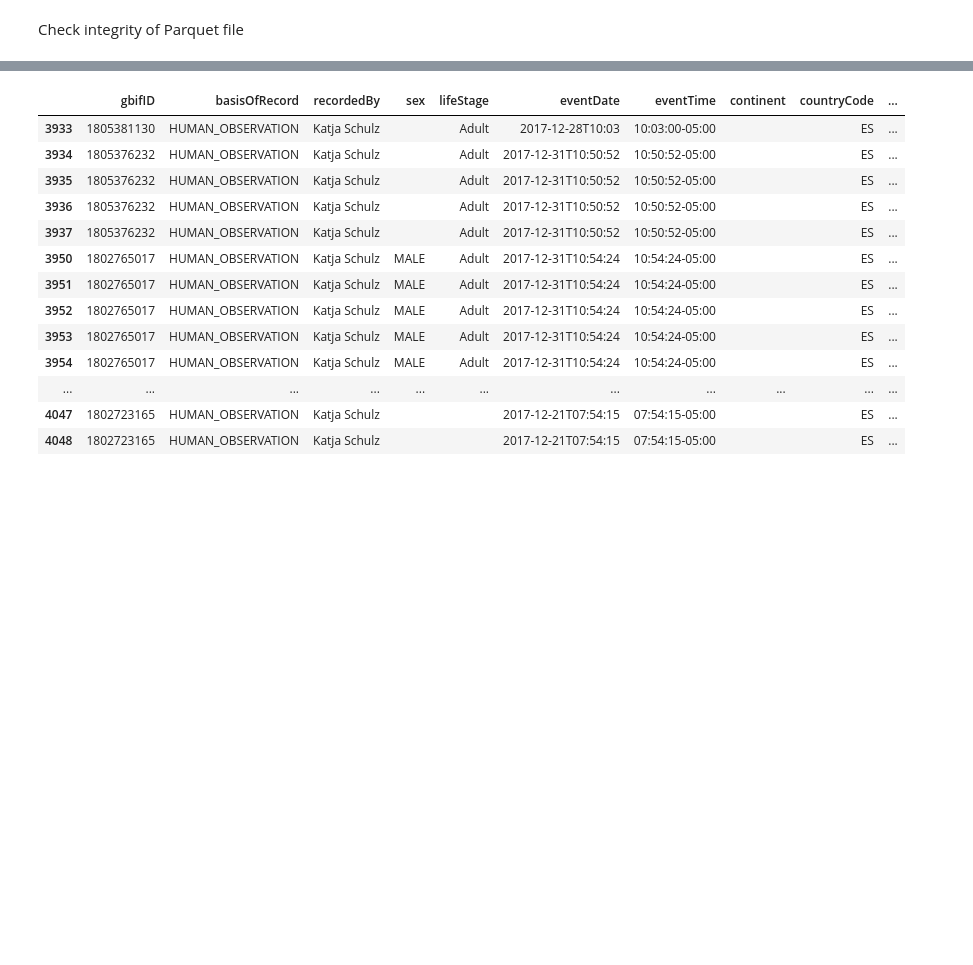
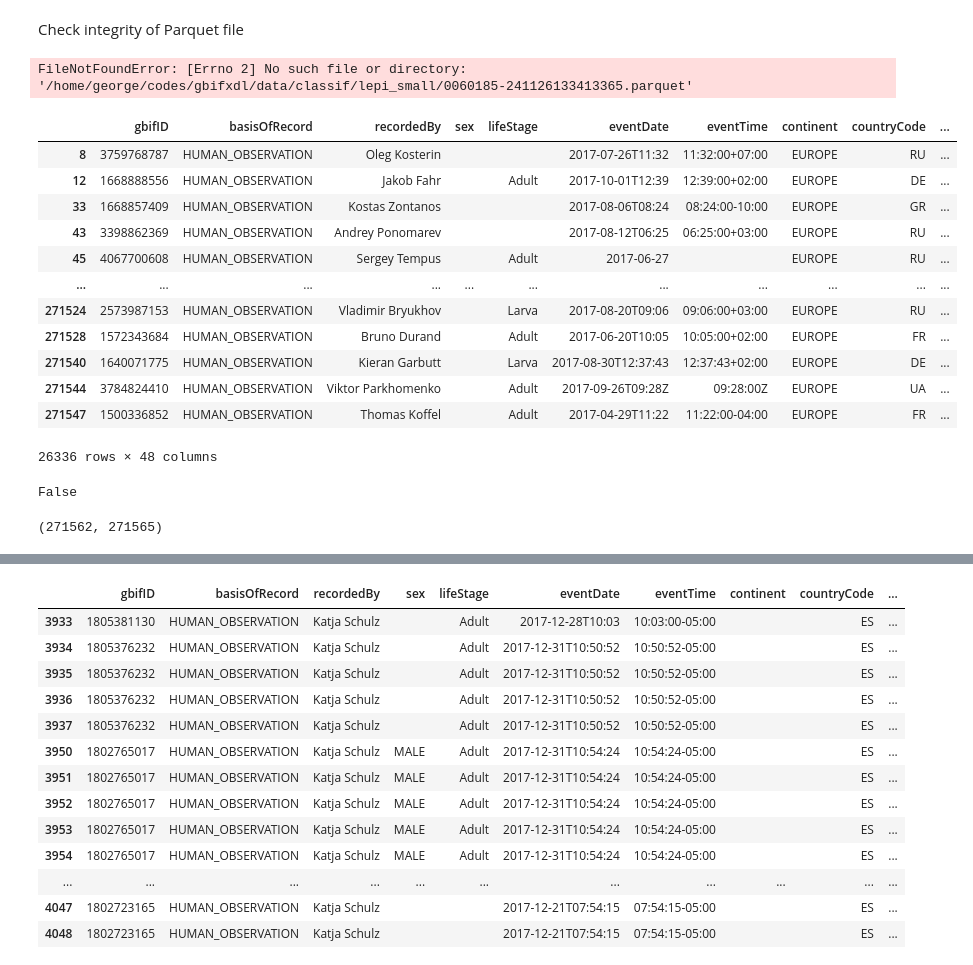
Before and after one commit to GuillaumeMougeot/gbifxdl, a Jupyter notebook: dev/gbif-bulk.ipynb, the cells around one changed output, grey strips where cells are left out. Saved outputs shown, nothing was run; the diff lists cells and outputs as text; code cells hidden in the pictures; blank space fills up the shorter version.

Commit message:
try to improve preprocessing further but I gave up... later potential update: use pd_read

```diff
--- a/dev/gbif-bulk.ipynb
+++ b/dev/gbif-bulk.ipynb
@@ -550,5 +550,31 @@ u,s=o.netloc.split(':@')
 Check integrity of Parquet file
 # %%
 # df = pd.read_parquet("/home/george/codes/gbifxdl/data/classif/mini/0013397-241007104925546.parquet")
-df1 = pd.read_parquet("/mnt/c/Users/au761367/OneDrive - Aarhus universitet/Codes/python/gbifxdl/data/classif/mini/0013397-241007104925546.parquet")
-df2 = pd.read_parquet("/mnt/c/Users/au761367/OneDrive - Aarhus universitet/Codes/python/gbifxdl/data/classif/mini/0013397-241007104925546_processing_metadata.parquet")
+df1 = pd.read_parquet("/home/george/codes/gbifxdl/data/classif/lepi_small/0060185-241126133413365.parquet")
+df2 = pd.read_parquet("/home/george/codes/gbifxdl/data/classif/lepi_small/0060185-241126133413365_v2.parquet")
+# %% [output]
+FileNotFoundError: [Errno 2] No such file or directory: '/home/george/codes/gbifxdl/data/classif/lepi_small/0060185-241126133413365.parquet'
+# %%
+df1[~df1.apply(tuple,1).isin(df2.apply(tuple,1))]
+# %% [output]
+|  | gbifID | basisOfRecord | recordedBy | sex | lifeStage | eventDate | eventTime | continent | countryCode | ... |
+| 8 | 3759768787 | HUMAN_OBSERVATION | Oleg Kosterin |  |  | 2017-07-26T11:32 | 11:32:00+07:00 | EUROPE | RU | ... |
+| 12 | 1668888556 | HUMAN_OBSERVATION | Jakob Fahr |  | Adult | 2017-10-01T12:39 | 12:39:00+02:00 | EUROPE | DE | ... |
+| 33 | 1668857409 | HUMAN_OBSERVATION | Kostas Zontanos |  |  | 2017-08-06T08:24 | 08:24:00-10:00 | EUROPE | GR | ... |
+| 43 | 3398862369 | HUMAN_OBSERVATION | Andrey Ponomarev |  |  | 2017-08-12T06:25 | 06:25:00+03:00 | EUROPE | RU | ... |
+| 45 | 4067700608 | HUMAN_OBSERVATION | Sergey Tempus |  | Adult | 2017-06-27 |  | EUROPE | RU | ... |
+| ... | ... | ... | ... | ... | ... | ... | ... | ... | ... | ... |
+| 271524 | 2573987153 | HUMAN_OBSERVATION | Vladimir Bryukhov |  | Larva | 2017-08-20T09:06 | 09:06:00+03:00 | EUROPE | RU | ... |
+| 271528 | 1572343684 | HUMAN_OBSERVATION | Bruno Durand |  | Adult | 2017-06-20T10:05 | 10:05:00+02:00 | EUROPE | FR | ... |
+| 271540 | 1640071775 | HUMAN_OBSERVATION | Kieran Garbutt |  | Larva | 2017-08-30T12:37:43 | 12:37:43+02:00 | EUROPE | DE | ... |
+| 271544 | 3784824410 | HUMAN_OBSERVATION | Viktor Parkhomenko |  | Adult | 2017-09-26T09:28Z | 09:28:00Z | EUROPE | UA | ... |
+| 271547 | 1500336852 | HUMAN_OBSERVATION | Thomas Koffel |  | Adult | 2017-04-29T11:22 | 11:22:00-04:00 | EUROPE | FR | ... |
+26336 rows × 48 columns
+# %%
+df1.equals(df2)
+# %% [output]
+False
+# %%
+len(df1), len(df2)
+# %% [output]
+(271562, 271565)
```
Also changed, not shown: parts of 5 cells of this notebook, 2 other files.
